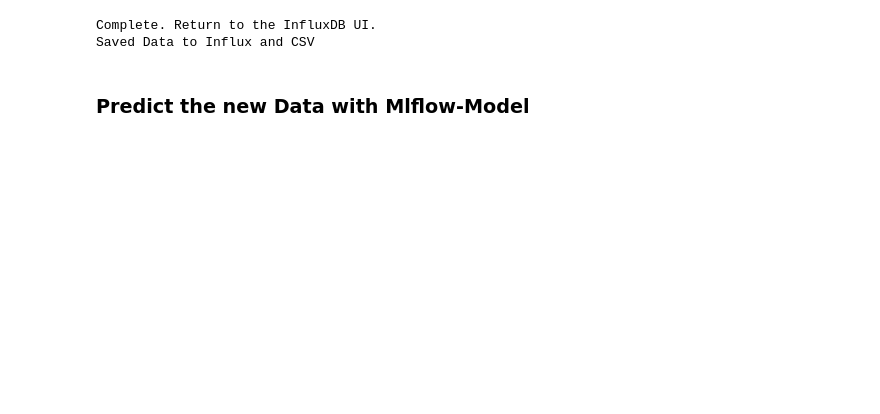
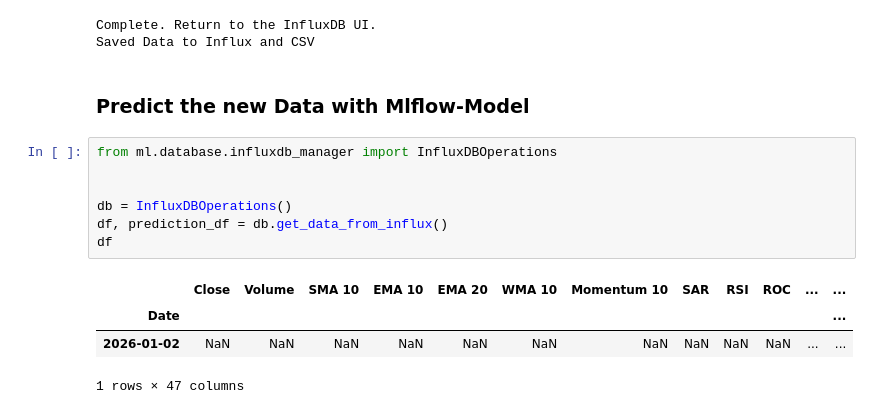
Before and after one commit to erikautenrieth/stock-prediction, a Jupyter notebook: model_lifecycle.ipynb, the cells around one changed output. Drawn from its saved outputs; the diff is of its cells as text; blank space fills up the shorter version.

```diff
--- a/model_lifecycle.ipynb
+++ b/model_lifecycle.ipynb
@@ -112,4 +111,16 @@ Complete. Return to the InfluxDB UI.
 Saved Data to Influx and CSV
 # %% [markdown]
 ### Predict the new Data with Mlflow-Model
+# %%
+from ml.database.influxdb_manager import InfluxDBOperations
+
+
+db = InfluxDBOperations()
+df, prediction_df = db.get_data_from_influx()
+df
+# %% [output]
+|  | Close | Volume | SMA 10 | EMA 10 | EMA 20 | WMA 10 | Momentum 10 | SAR | RSI | ROC | ... | ... |
+| Date |  |  |  |  |  |  |  |  |  |  |  | ... |
+| 2026-01-02 | NaN | NaN | NaN | NaN | NaN | NaN | NaN | NaN | NaN | NaN | ... | ... |
+1 rows × 47 columns
 # %%
```
Also changed, not shown: parts of 5 cells of this notebook, 5 other files.
